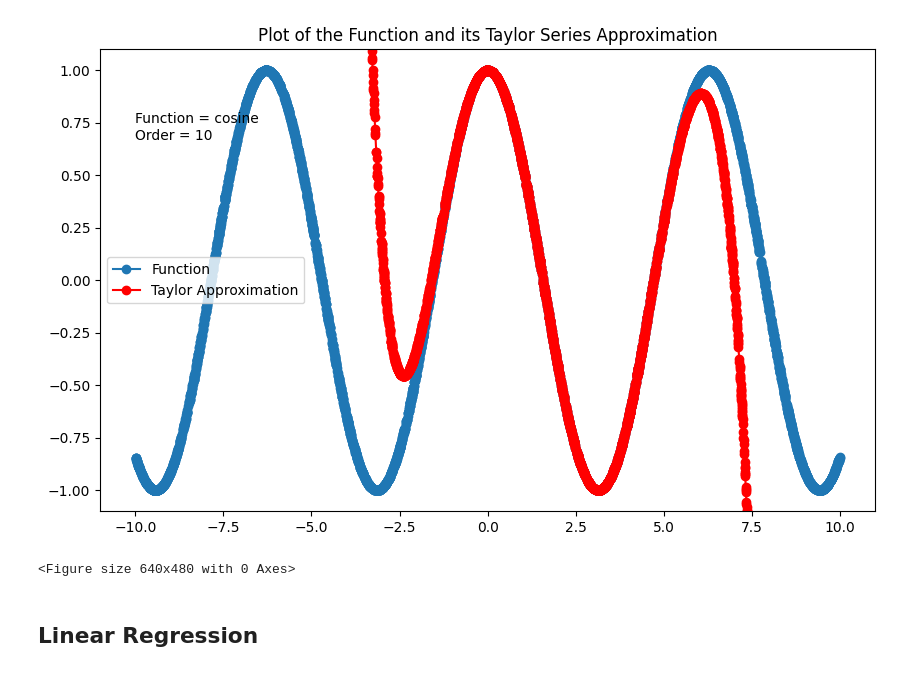
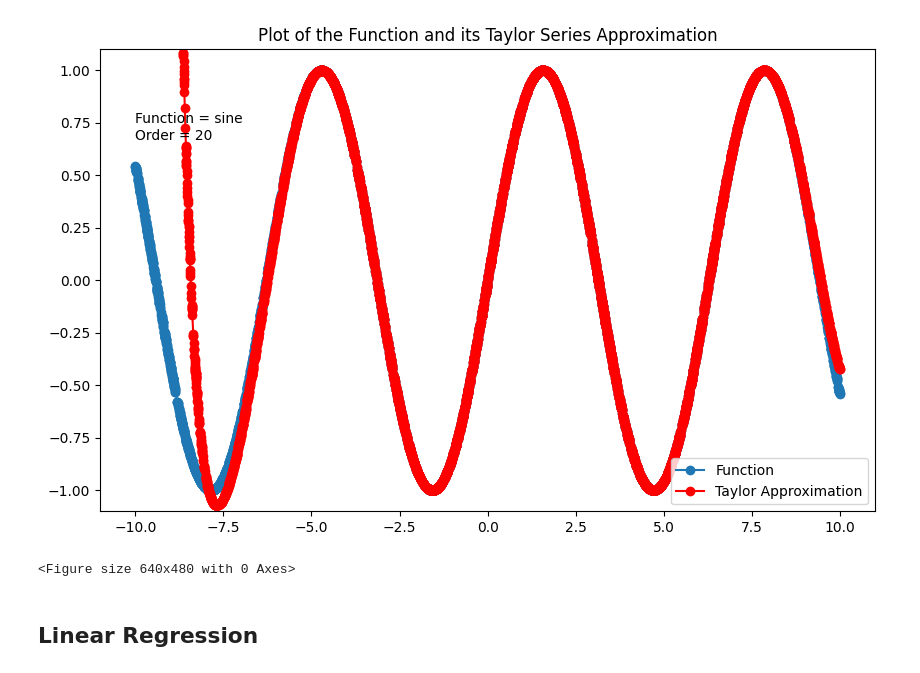
Before and after one commit to chenjoshua7/chenjoshua7.github.io, a Jupyter notebook: notebooks/taylorseries.ipynb, the cells around one changed output. Drawn from its saved outputs; the diff is of its cells as text; code cells hidden in the pictures.

```diff
--- a/notebooks/taylorseries.ipynb
+++ b/notebooks/taylorseries.ipynb
@@ -113,9 +181,9 @@ class taylor_series:
             clear_output(wait=True)
 # %%
 TaylorSeries = taylor_series()
-TaylorSeries.visualize_plots(N = 10, A = 2, func = "cosine")
+TaylorSeries.visualize_plots(N = 20, A = 2, func = "sine")
 # %% [output]
-[figure, old version]
+[figure, new version]
 <Figure size 640x480 with 0 Axes>
 # %% [markdown]
 ## Linear Regression
```
Also changed, not shown: parts of 16 cells of this notebook, 9 other files.
